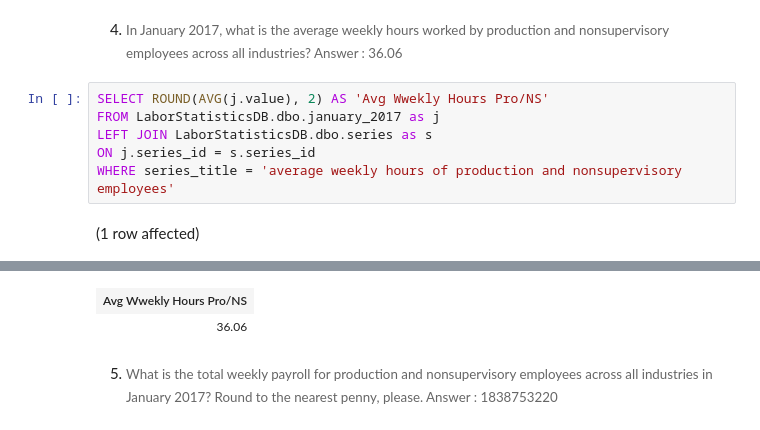
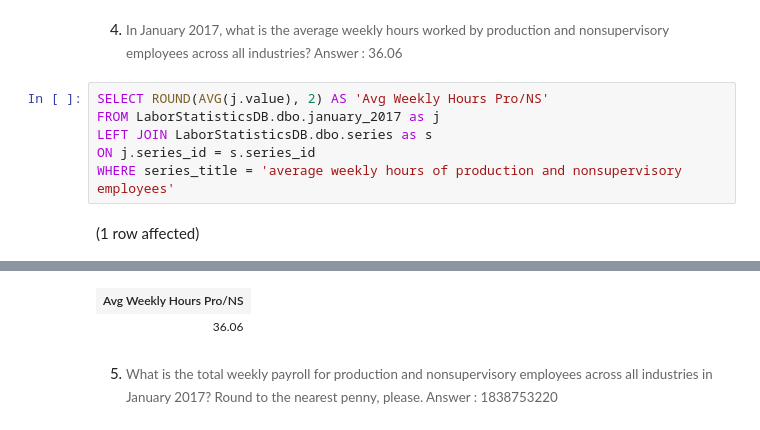
Before and after one commit to Sne0Ch/Assignment3_9to5, a Jupyter notebook: 9to5.ipynb, the cells around one changed output, grey strips where cells are left out. Saved outputs shown, nothing was run; the diff lists cells and outputs as text.

```diff
--- a/9to5.ipynb
+++ b/9to5.ipynb
@@ -168,7 +170,7 @@ Total execution time: 00:00:01.356
 # %% [markdown]
 4. <span style="background-color: rgb(255, 255, 255); font-size: 10pt; white-space: pre-wrap; color: rgb(102, 102, 102); font-family: Arvo, serif;">In January 2017, what is the average weekly hours worked by production and nonsupervisory employees across all industries? Answer : 36.06</span>
 # %%
-SELECT ROUND(AVG(j.value), 2) AS 'Avg Wwekly Hours Pro/NS'
+SELECT ROUND(AVG(j.value), 2) AS 'Avg Weekly Hours Pro/NS'
 FROM LaborStatisticsDB.dbo.january_2017 as j
 LEFT JOIN LaborStatisticsDB.dbo.series as s
 ON j.series_id = s.series_id
@@ -179,4 +181,4 @@ Total execution time: 00:00:00.185
-| Avg Wwekly Hours Pro/NS |
+| Avg Weekly Hours Pro/NS |
 | 36.06 |
 # %% [markdown]
 5. <span style="background-color: rgb(255, 255, 255); font-size: 10pt; white-space: pre-wrap; color: rgb(102, 102, 102); font-family: Arvo, serif;">What is the total weekly payroll for production and nonsupervisory employees across all industries in January 2017? Round to the nearest penny, please. Answer : 1838753220</span>
```
Also changed, not shown: parts of 22 cells of this notebook.
